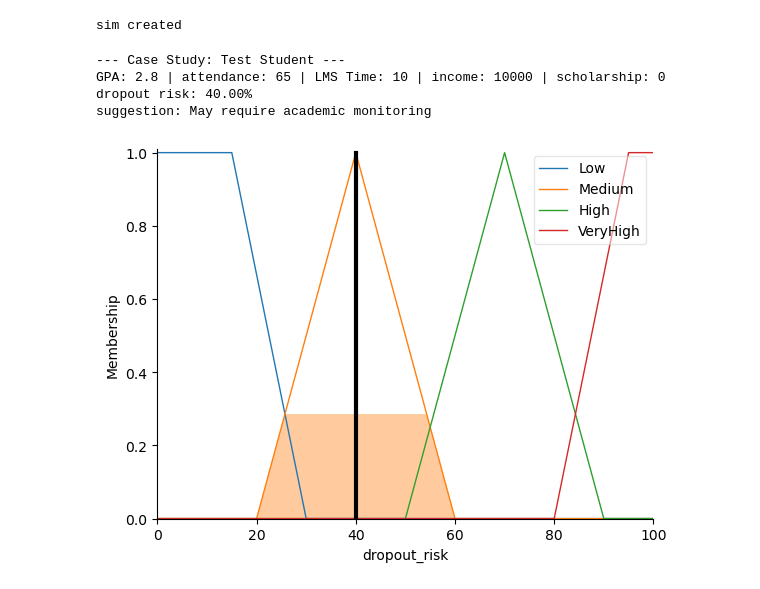
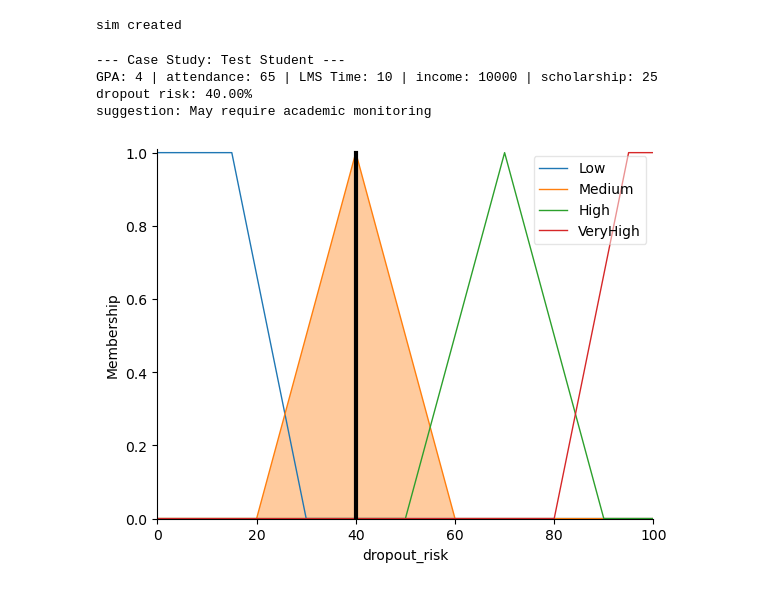
Before and after one commit to ShayneLim/Fuzzy_Inference_System_for_Dropout_Risk, a Jupyter notebook: FuzzyInferenceDropout.ipynb, the cells around one changed output. Drawn from its saved outputs; the diff is of its cells as text; code cells hidden in the pictures.

```diff
--- a/FuzzyInferenceDropout.ipynb
+++ b/FuzzyInferenceDropout.ipynb
@@ -107,11 +107,11 @@ sim created
 # %%
 #testing
 
-performance_input = 2.8 #when you wanna test just modify numbers here
+performance_input = 4 #when you wanna test just modify numbers here
 attendance_input = 65
 lms_time_input = 10
 family_income_input = 10000
-scholarship_input = 0
+scholarship_input = 25
 
 LR_int = "Student is stable; no intervention needed"
 MR_int = "May require academic monitoring"
@@ -134,33 +134,36 @@ def interpretation(risk_score):
 risk_sim.input['performance'] = performance_input
 risk_sim.input['attendance'] = attendance_input
 risk_sim.input['lms_time'] = lms_time_input
 risk_sim.input['family_income'] = family_income_input
 risk_sim.input['scholarship'] = scholarship_input
 
 #compute
 try:
     risk_sim.compute()
 
     dropoutRisk = risk_sim.output['dropout_risk']
 
     #print crisp output
     print(f"\n--- Case Study: Test Student ---")
     print(f"GPA: {performance_input} | attendance: {attendance_input} | LMS Time: {lms_time_input} | income: {family_income_input} | scholarship: {scholarship_input}")
     print(f"dropout risk: {risk_sim.output['dropout_risk']:.2f}%")
     print(f"suggestion: {interpretation(dropoutRisk)}")
 
     #view defuzzification results
     risk.view(sim=risk_sim)
 
 except KeyError:
     # This happens if no rules are fired for the given inputs
     print(f"\n--- Case Study: Test Student ---")
     print(f"Inputs: Performance: {performance_input} | Attendance: {attendance_input}% | LMS Time: {lms_input} | Income: {income_input} | Scholarship: {scholarship_input}%")
     print("\n*** ERROR: No rules were fired for this input combination. ***")
-    print("The system could not determine a dropout risk. Please check the rule base for 'holes'.")
+    print("The system could not determine a risk. Assigning a default medium risk of 50.")
+    dropoutRisk = 50.0 # Assign a safe, default "medium" risk
+    print(f"Calculated Dropout Risk: {dropoutRisk:.2f}%")
+    print(f"Suggestion: {interpretation(dropoutRisk)}")
 # %% [output]
 --- Case Study: Test Student ---
-GPA: 2.8 | attendance: 65 | LMS Time: 10 | income: 10000 | scholarship: 0
+GPA: 4 | attendance: 65 | LMS Time: 10 | income: 10000 | scholarship: 25
 dropout risk: 40.00%
 suggestion: May require academic monitoring
-[figure, old version]
+[figure, new version]
```
